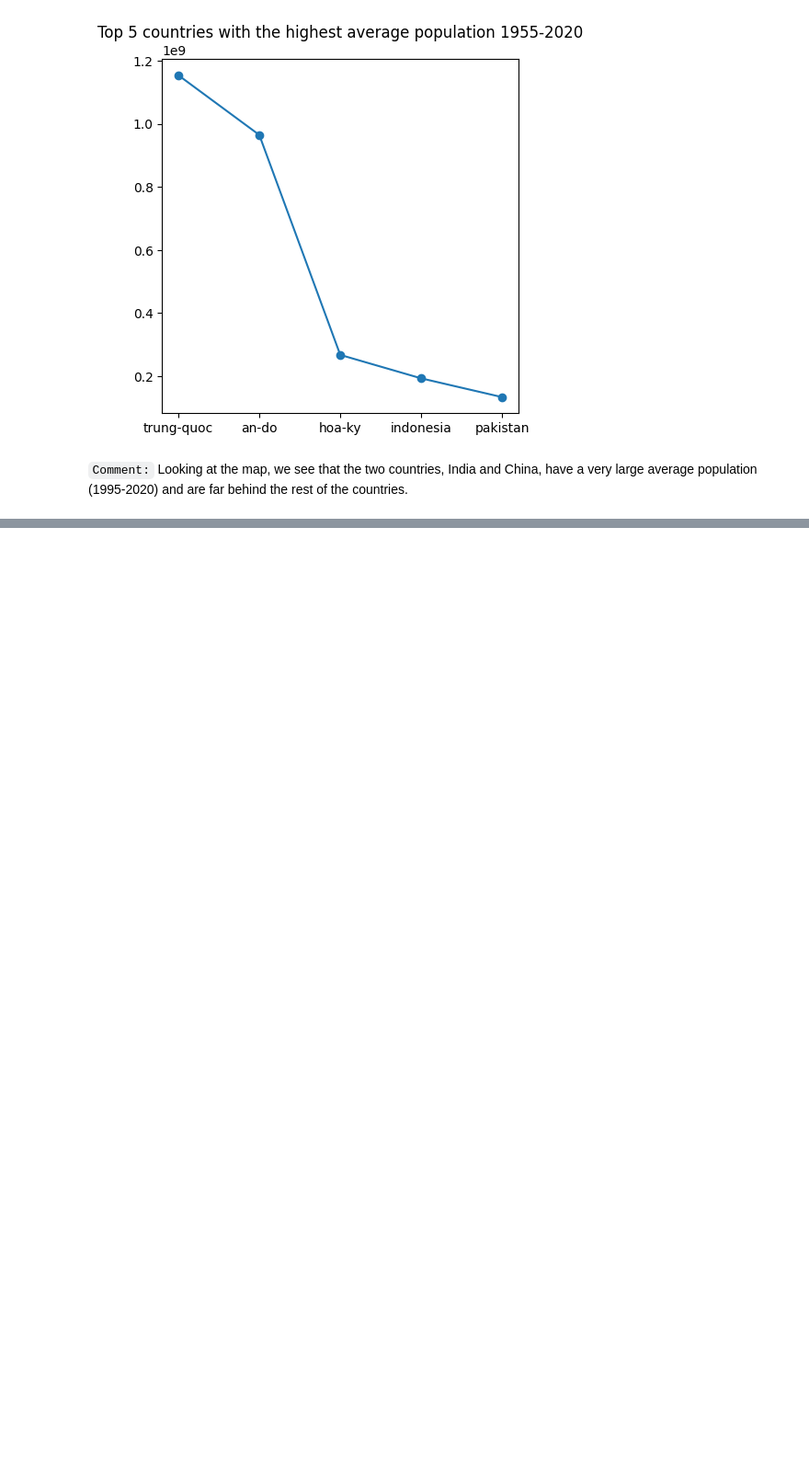
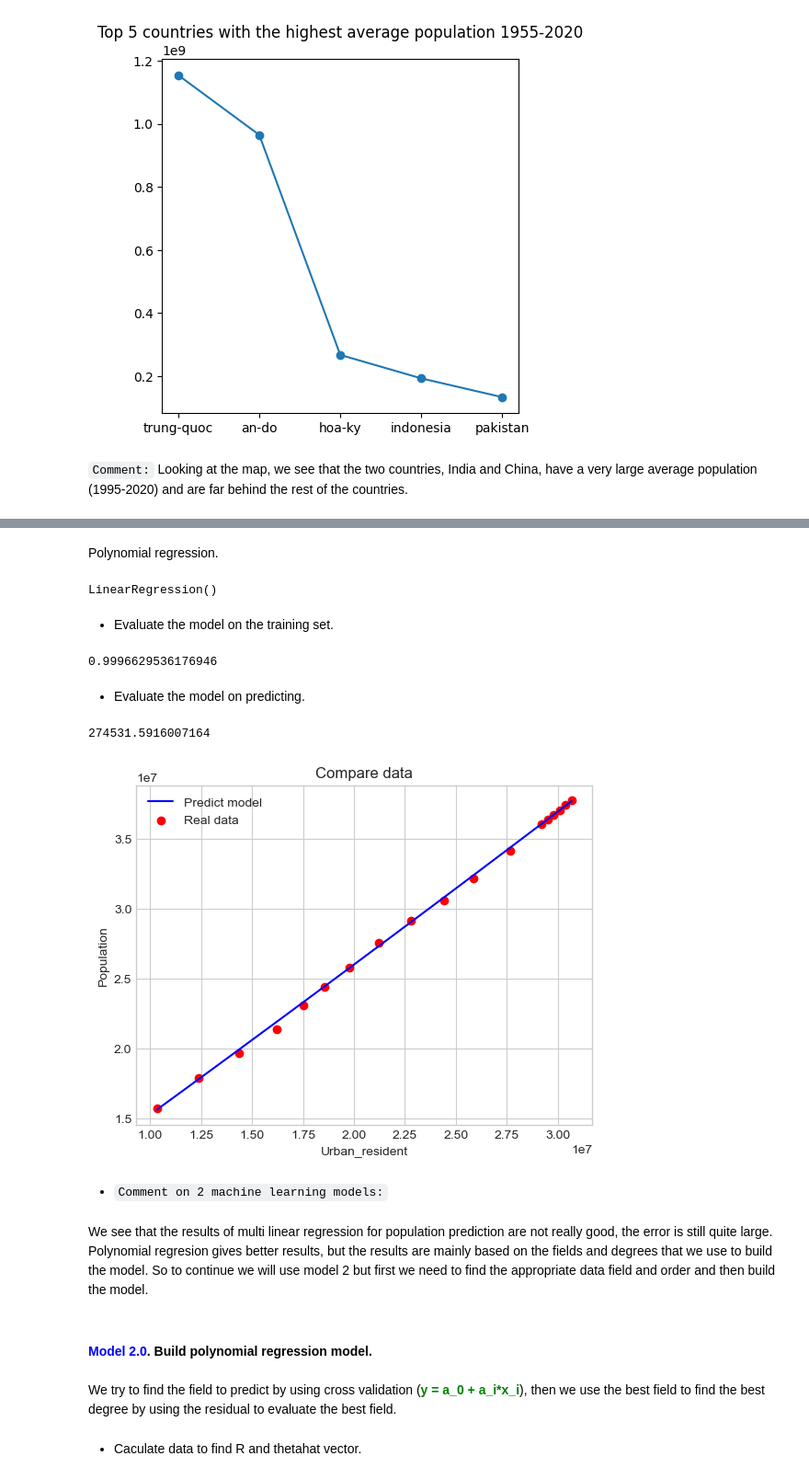
Before and after one commit to HoDangCao/Data-collection-and-population-analysis-of-Asia-and-North-America, a Jupyter notebook: DSProject - latest ver.ipynb, the cells around one changed output, grey strips where cells are left out. Shown at 92% size. Saved outputs shown, nothing was run; the diff lists cells and outputs as text; code cells hidden in the pictures; blank space fills up the shorter version.

```diff
--- a/DSProject - latest ver.ipynb
+++ b/DSProject - latest ver.ipynb
@@ -595,0 +990,28 @@ plt.show()
+# %% [markdown]
+Polynomial regression.
+# %%
+needPredict = listField[2]
+countryPredict = listCountry[1]
+dataField = listField[5]
+# %%
+data1, result1 = getDataForPLLinear(countryPredict,needPredict,dataField)
+
+X2 = np.copy(data1)
+y = np.copy(result1)
+X2 = np.array(X2).reshape(-1,1)
+y = np.array(y).reshape(-1,1)
+# %%
+poly_reg = PolynomialFeatures(degree = 2) #Random degree
+X_poly = poly_reg.fit_transform(X2)
+X_poly_train, X_poly_test, y_train, y_test = train_test_split(X_poly, y, test_size = 0.3, random_state = 1)
+# %%
+lin_reg_2 = LinearRegression()
+lin_reg_2.fit(X_poly_train, y_train)
+# %% [output]
+LinearRegression()
+# %% [markdown]
+- Evaluate the model on the training set.
+# %%
+lin_reg_2.score(X_poly_train, y_train)
+# %% [output]
+0.9996629536176946
@@ -595,0 +1020,27 @@ plt.show()
+# %% [markdown]
+- Evaluate the model on predicting.
+# %%
+np.sqrt(mean_squared_error(y_test,yPolyPreds))
+# %% [output]
+274531.5916007164
+# %%
+yPolyPredsAll = lin_reg_2.predict(X_poly)
+plt.scatter(X2, y, color = 'red',label = 'Real data' )
+plt.plot(X2, yPolyPredsAll, color = 'blue', label = 'Predict model')
+plt.title('Compare data')
+plt.xlabel(dataField)
+plt.ylabel(needPredict)
+plt.legend()
+plt.show()
+# %% [output]
+[figure, added]
+# %% [markdown]
+- `Comment on 2 machine learning models:`
+# %% [markdown]
+We see that the results of multi linear regression for population prediction are not really good, the error is still quite large. Polynomial regresion gives better results, but the results are mainly based on the fields and degrees that we use to build the model. So to continue we will use model 2 but first we need to find the appropriate data field and order and then build the model.
+# %% [markdown]
+#### **<font color='blue'>Model 2.0</font>**. Build polynomial regression model.
+# %% [markdown]
+We try to find the field to predict by using cross validation (**<font color='green'>y = a_0 + a_i*x_i</font>**), then we use the best field to find the best degree by using the residual to evaluate the best field.
+# %% [markdown]
+- Caculate data to find R and thetahat vector.
```
Also changed, not shown: parts of 98 cells of this notebook.
